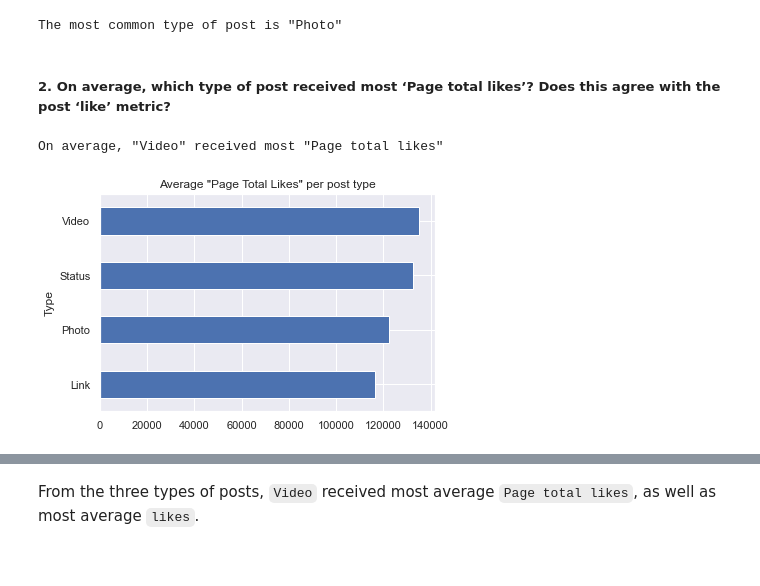
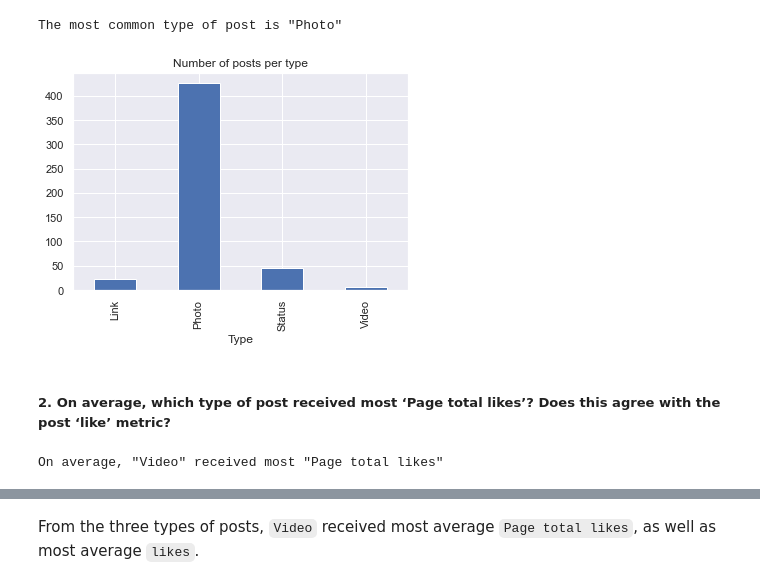
Before and after one commit to bezes/Facebook-UCI-Prediction, a Jupyter notebook: EDA.ipynb, the cells around one changed output, grey strips where cells are left out. Drawn from its saved outputs; the diff is of its cells as text; code cells hidden in the pictures.

```diff
--- a/EDA.ipynb
+++ b/EDA.ipynb
@@ -86,14 +86,15 @@ df.describe().T
 print(f'The most common type of post is "{df.Type.mode().iloc[0]}"')
 # %% [output]
 The most common type of post is "Photo"
+# %%
+df.groupby('Type').size().plot.bar()
+plt.title('Number of posts per type');
+# %% [output]
+[figure, added]
 # %% [markdown]
 ##### 2. On average, which type of post received most ‘Page total likes’? Does this agree with the post ‘like’ metric?
 # %%
-print('On average, "{}" received most "Page total likes"\n'.format(
+print('On average, "{}" received most "Page total likes"'.format(
     df.groupby('Type')['Page total likes'].mean().idxmax()))
-
-df.groupby('Type')['Page total likes'].mean().plot.barh();
-plt.title('Average "Page Total Likes" per post type');
 # %% [output]
 On average, "Video" received most "Page total likes"
-[figure, removed]
```
Also changed, not shown: parts of 10 cells of this notebook, 2 other files.
